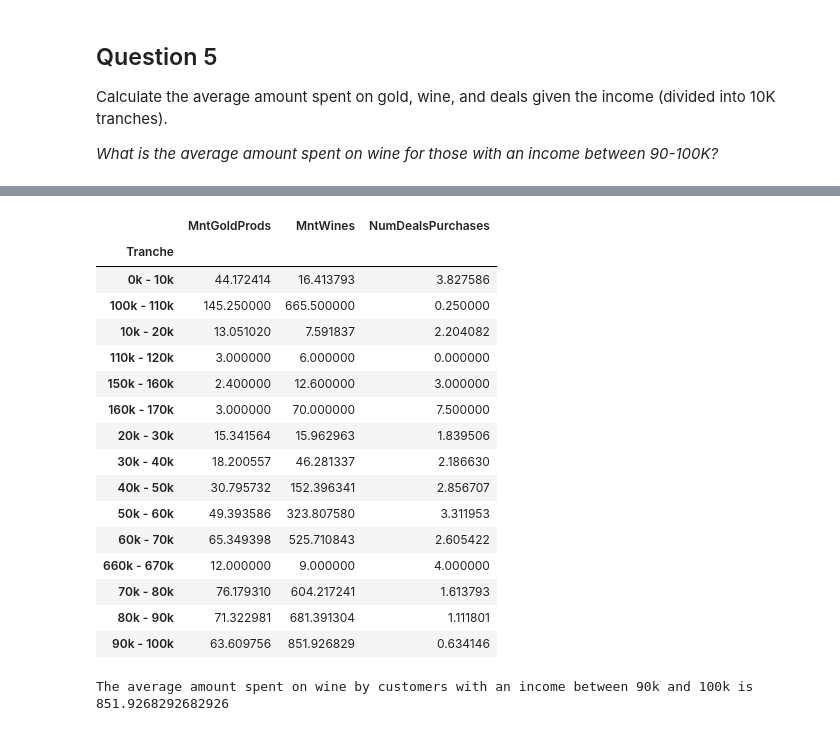
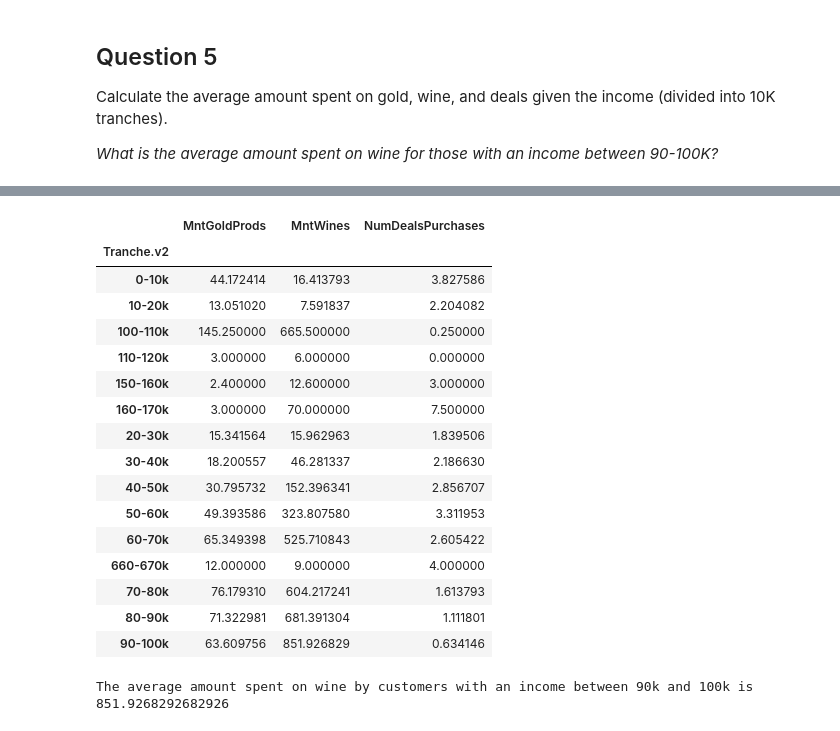
Before and after one commit to cesaralej/pandas_project, a Jupyter notebook: Group3_Assignment2_C1_Part2.ipynb, the cells around one changed output, grey strips where cells are left out. Saved outputs shown, nothing was run; the diff lists cells and outputs as text; code cells hidden in the pictures.

```diff
--- a/Group3_Assignment2_C1_Part2.ipynb
+++ b/Group3_Assignment2_C1_Part2.ipynb
@@ -113,3 +113,10 @@ The amount spent on sweet products by Millenial customers with 2 kids at home is
 Calculate the average amount spent on gold, wine, and deals given the income (divided into 10K tranches).
 
 *What is the average amount spent on wine for those with an income between 90-100K?*
+# %%
+#Here we use the Pandas cut function, but in the result it will show all possible bins for Tranches, including the ones that have no values.
+bins = range(0, int(data['Income'].max()) + 10000, 10000)
+labels = ['0-10K'] + [f"{int(i/1000)}-{int(i/1000) + 10}k" for i in bins[1:-1]]
+data['Tranche'] = pd.cut(data['Income'], bins=bins, labels=labels, right=False)
+
+data.groupby('Tranche')[['MntGoldProds', 'MntWines', 'NumDealsPurchases']].mean()
@@ -116,27 +138,29 @@ Calculate the average amount spent on gold, wine, and deals given the income (di
 # %%
+# Here we used a custom function to get the tranche. It is not Pandas but it only shows the tranches that have values.
+
 def get_tranche(income):
     tranche = int(income // 10000) * 10
-    return f"{tranche}k - {tranche + 10}k"
+    return f"{tranche}-{tranche + 10}k"
 
-data['Tranche'] = data['Income'].apply(get_tranche)
+data['Tranche.v2'] = data['Income'].apply(get_tranche)
 
-data.groupby('Tranche')[['MntGoldProds', 'MntWines', 'NumDealsPurchases']].mean()
+data.groupby('Tranche.v2')[['MntGoldProds', 'MntWines', 'NumDealsPurchases']].mean()
 # %% [output]
 |  | MntGoldProds | MntWines | NumDealsPurchases |
-| Tranche |  |  |  |
-| 0k - 10k | 44.172414 | 16.413793 | 3.827586 |
-| 100k - 110k | 145.250000 | 665.500000 | 0.250000 |
-| 10k - 20k | 13.051020 | 7.591837 | 2.204082 |
-| 110k - 120k | 3.000000 | 6.000000 | 0.000000 |
-| 150k - 160k | 2.400000 | 12.600000 | 3.000000 |
-| 160k - 170k | 3.000000 | 70.000000 | 7.500000 |
-| 20k - 30k | 15.341564 | 15.962963 | 1.839506 |
-| 30k - 40k | 18.200557 | 46.281337 | 2.186630 |
-| 40k - 50k | 30.795732 | 152.396341 | 2.856707 |
-| 50k - 60k | 49.393586 | 323.807580 | 3.311953 |
-| 60k - 70k | 65.349398 | 525.710843 | 2.605422 |
-| 660k - 670k | 12.000000 | 9.000000 | 4.000000 |
-| 70k - 80k | 76.179310 | 604.217241 | 1.613793 |
-| 80k - 90k | 71.322981 | 681.391304 | 1.111801 |
-| 90k - 100k | 63.609756 | 851.926829 | 0.634146 |
+| Tranche.v2 |  |  |  |
+| 0-10k | 44.172414 | 16.413793 | 3.827586 |
+| 10-20k | 13.051020 | 7.591837 | 2.204082 |
+| 100-110k | 145.250000 | 665.500000 | 0.250000 |
+| 110-120k | 3.000000 | 6.000000 | 0.000000 |
+| 150-160k | 2.400000 | 12.600000 | 3.000000 |
+| 160-170k | 3.000000 | 70.000000 | 7.500000 |
+| 20-30k | 15.341564 | 15.962963 | 1.839506 |
+| 30-40k | 18.200557 | 46.281337 | 2.186630 |
+| 40-50k | 30.795732 | 152.396341 | 2.856707 |
+| 50-60k | 49.393586 | 323.807580 | 3.311953 |
+| 60-70k | 65.349398 | 525.710843 | 2.605422 |
+| 660-670k | 12.000000 | 9.000000 | 4.000000 |
+| 70-80k | 76.179310 | 604.217241 | 1.613793 |
+| 80-90k | 71.322981 | 681.391304 | 1.111801 |
+| 90-100k | 63.609756 | 851.926829 | 0.634146 |
 # %%
```
Also changed, not shown: parts of 2 cells of this notebook, 3 other files.
